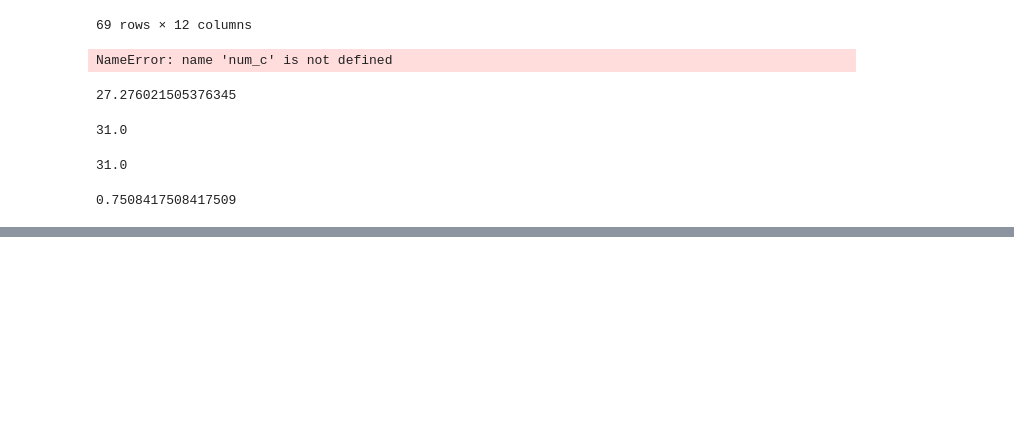
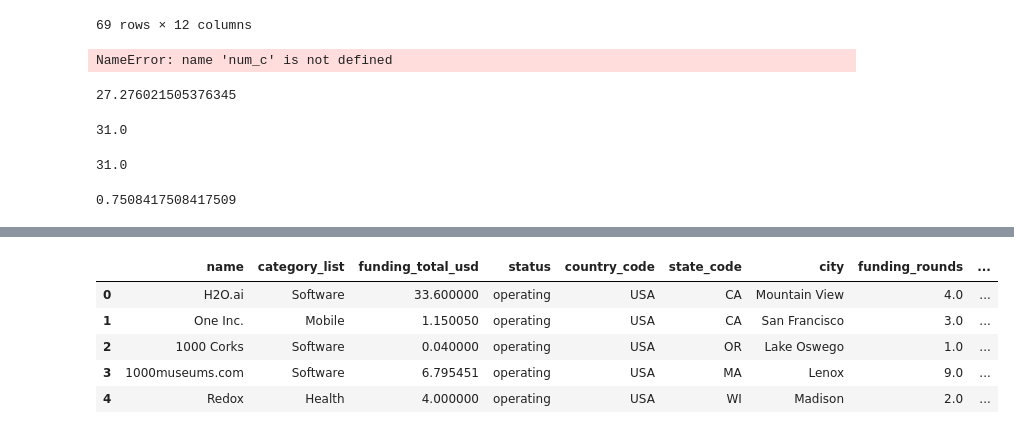
Before and after one commit to UPstartDeveloper/DS-1.1-Data-Analysis, a Jupyter notebook: Notebooks/Datasets/titantic.ipynb, the cells around one changed output, grey strips where cells are left out. Cells and saved outputs as stored; diff of their text form; code cells hidden in the pictures; blank space fills up the shorter version.

```diff
--- a/Notebooks/Datasets/titantic.ipynb
+++ b/Notebooks/Datasets/titantic.ipynb
@@ -386,0 +500,12 @@ num / len(df)
+# %%
+# Startup Club Analysis
+df = pd.read_csv('~/Downloads/startup.csv')
+# %%
+df.head()
+# %% [output]
+|  | name | category_list | funding_total_usd | status | country_code | state_code | city | funding_rounds | ... |
+| 0 | H2O.ai | Software | 33.600000 | operating | USA | CA | Mountain View | 4.0 | ... |
+| 1 | One Inc. | Mobile | 1.150050 | operating | USA | CA | San Francisco | 3.0 | ... |
+| 2 | 1000 Corks | Software | 0.040000 | operating | USA | OR | Lake Oswego | 1.0 | ... |
+| 3 | 1000museums.com | Software | 6.795451 | operating | USA | MA | Lenox | 9.0 | ... |
+| 4 | Redox | Health | 4.000000 | operating | USA | WI | Madison | 2.0 | ... |
```
Also changed, not shown: parts of 23 cells of this notebook, 6 other files.
